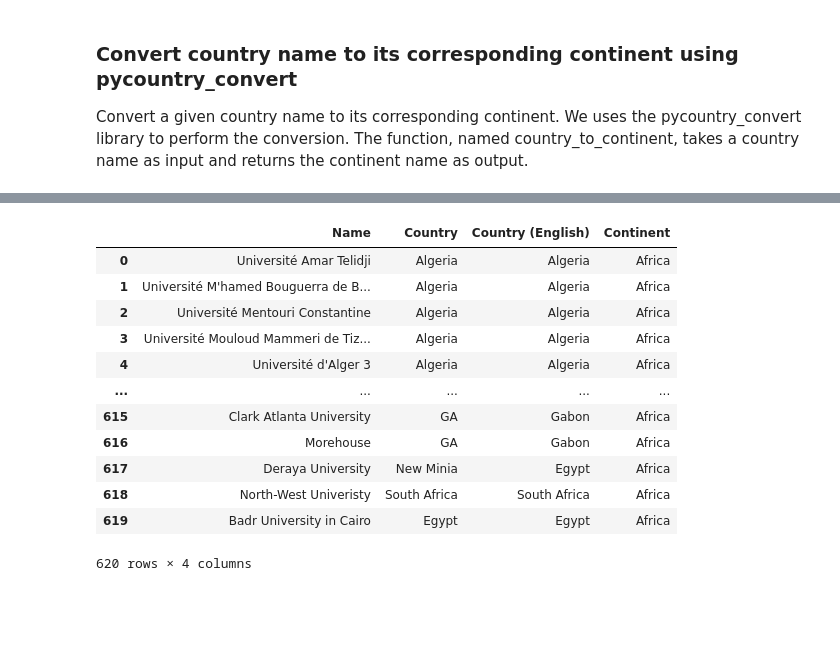
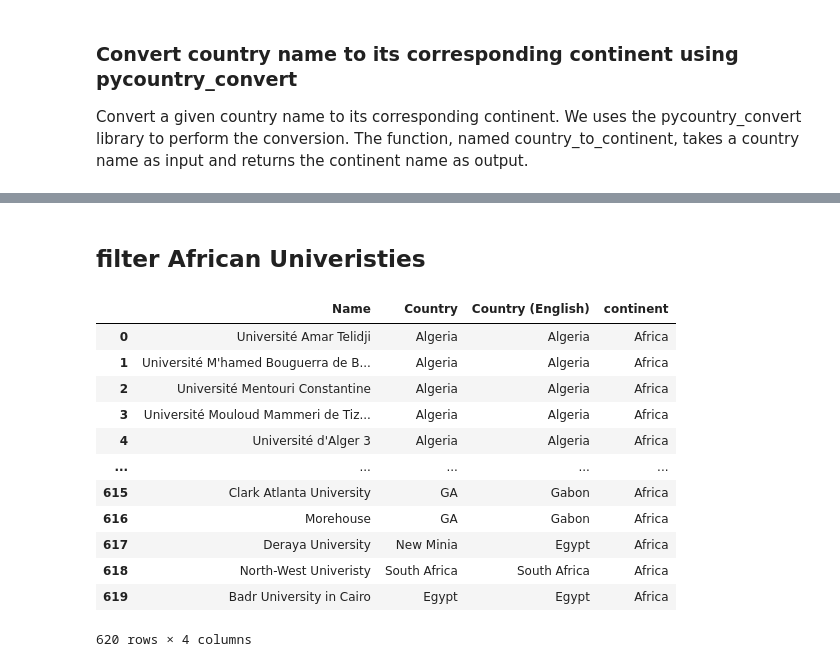
Before and after one commit to asmaatbaeen/African-universities-quantitative-ecology, a Jupyter notebook: unies_all.ipynb, the cells around one changed output, grey strips where cells are left out. Saved outputs shown, nothing was run; the diff lists cells and outputs as text; code cells hidden in the pictures; blank space fills up the shorter version.

```diff
--- a/unies_all.ipynb
+++ b/unies_all.ipynb
@@ -117,14 +117,4 @@ import awoc
 my_world = awoc.AWOC()
 # Let's fetch the list of nations of Africa.
 nations_of_Africa = my_world.get_countries_list_of('Africa')
-
 # nations_of_Africa
-print(df.dtypes)
-df = df.astype(str)
-
-print(df.dtypes)
-df["data"] = df["data"].astype(str)
-
-df = df.dropna(how='all')
-
-df.head(2)
@@ -220,16 +120,0 @@ df_name_coun
-# %%
-import pandas as pd
-import universities
-
-uni = universities.API()
-
-try:
-    imported_data = pd.read_parquet('data_universities.parquet')
-except FileNotFoundError:
-    all_data = uni.get_all()
-    df = pd.DataFrame(all_data)
-    df.to_parquet('data_universities.parquet')
-
-
-
-df
@@ -273,4 +144,5 @@ def country_to_continent(country_name):
         return 'Unknown'
 
 # Apply the country_to_continent function to the 'Country' column and store the result in a new 'Continent' column
-df_name_coun['Continent'] = df_name_coun['Country (English)'].apply(country_to_continent)
+df['continent'] = df['Country (English)'].apply(country_to_continent)
+df
@@ -293,12 +163,13 @@ df_name_coun
+# %% [markdown]
+## filter African Univeristies
 # %%
-df_africa = df_name_coun[df_name_coun['Continent'].str.contains('Africa')]
-
+df_africa = df[df['continent'].str.contains('Africa')]
 # Reindex the DataFrame
 df_africa = df_africa.reset_index(drop=True)
 
 df_africa
 # %% [output]
-|  | Name | Country | Country (English) | Continent |
+|  | Name | Country | Country (English) | continent |
 | 0 | Université Amar Telidji | Algeria | Algeria | Africa |
 | 1 | Université M'hamed Bouguerra de B... | Algeria | Algeria | Africa |
 | 2 | Université Mentouri Constantine | Algeria | Algeria | Africa |
```
Also changed, not shown: parts of 18 cells of this notebook, 2 other files.
